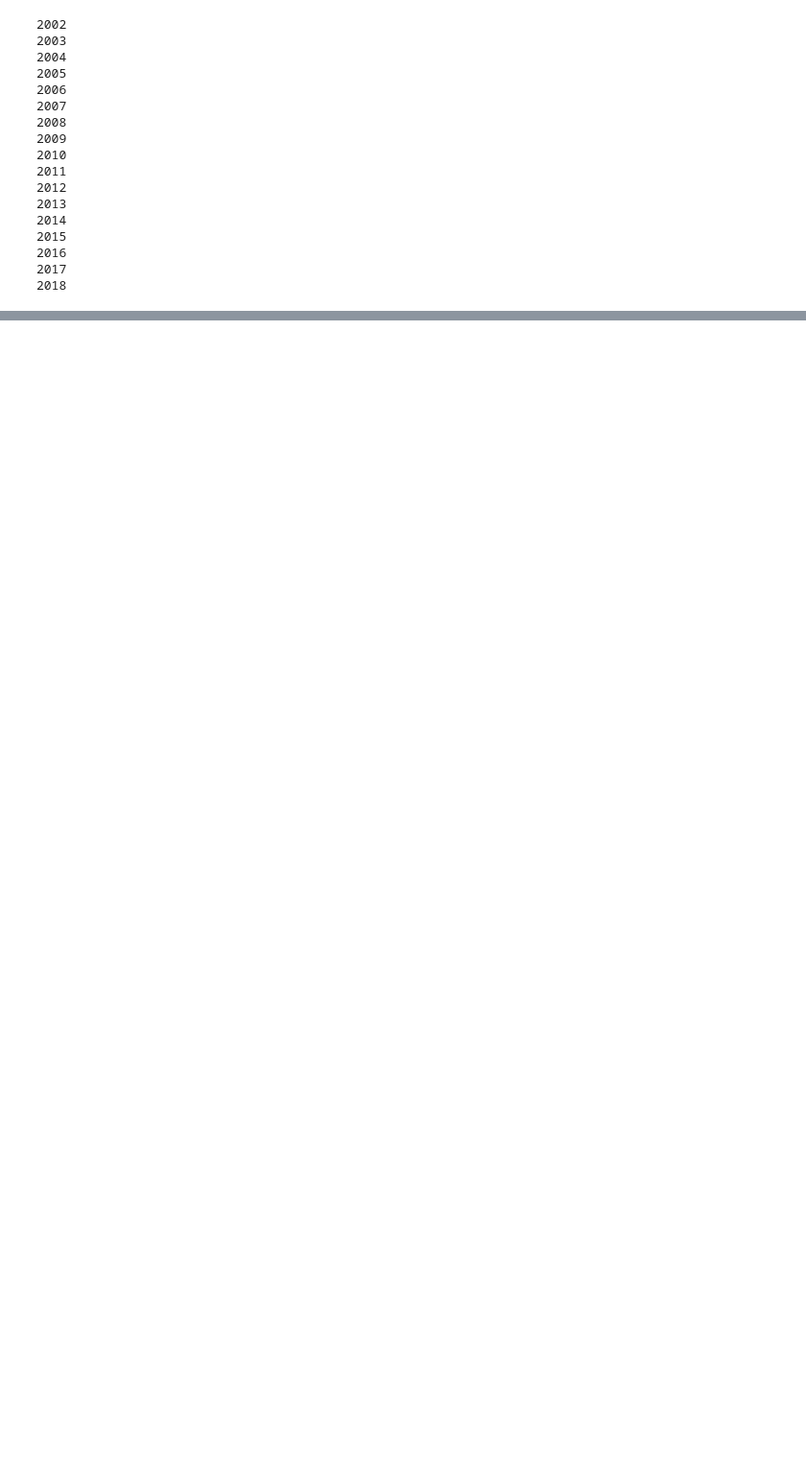
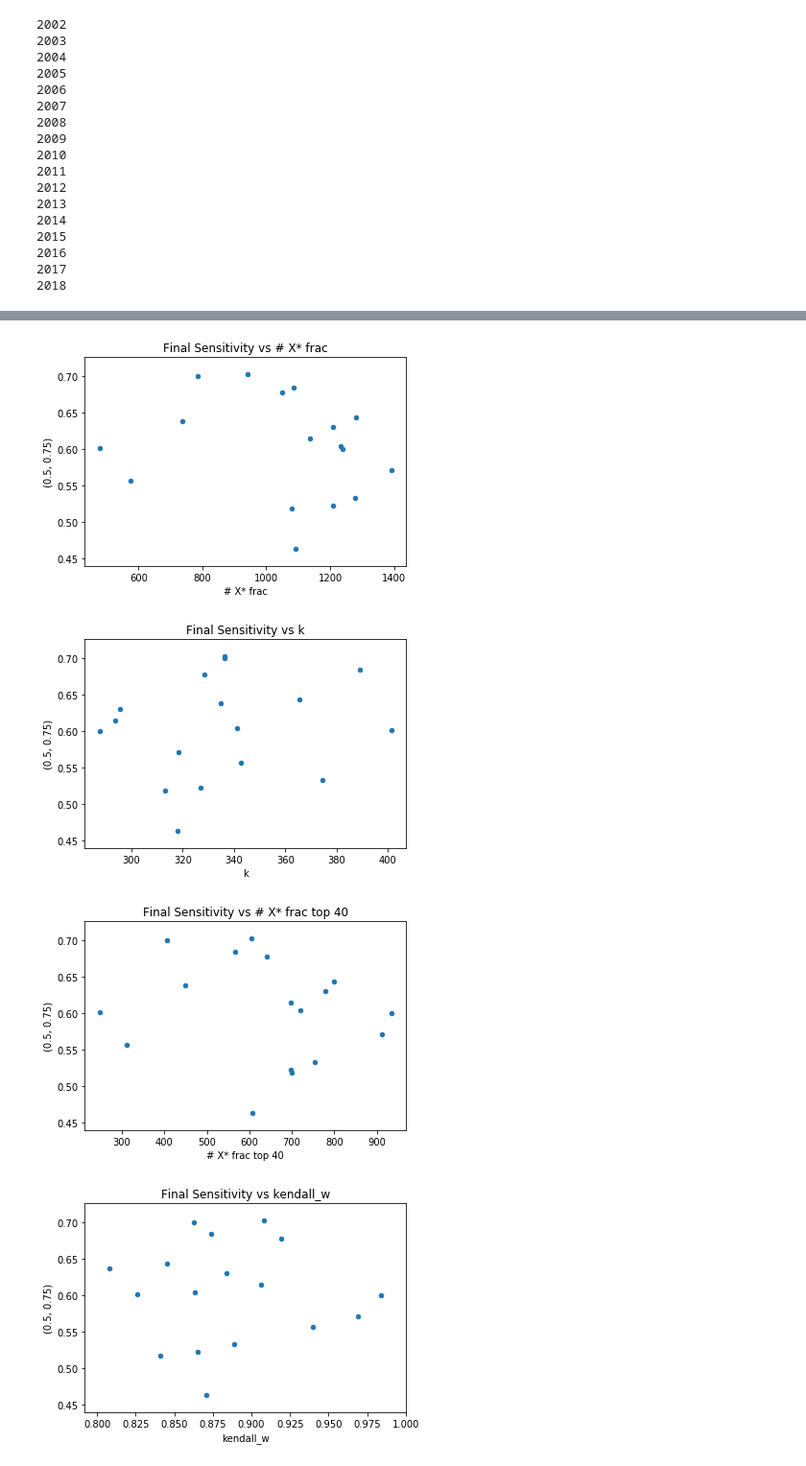
Before and after one commit to IGARDS/sensitivity_study, a Jupyter notebook: experiments/MarchMadness.ipynb, the cells around one changed output, grey strips where cells are left out. Shown at 96% size. Saved outputs shown, nothing was run; the diff lists cells and outputs as text; code cells hidden in the pictures; blank space fills up the shorter version.

```diff
--- a/experiments/MarchMadness.ipynb
+++ b/experiments/MarchMadness.ipynb
@@ -283,0 +378,9 @@ all_score_df
+# %%
+for col in all_score_df.columns:
+    if col not in pairs:
+        all_score_df.plot.scatter(col, pair_to_predict, title="Final Sensitivity vs " + col)
+# %% [output]
+[figure, added]
+[figure, added]
+[figure, added]
+[figure, added]
```
Also changed, not shown: parts of 28 cells of this notebook.
